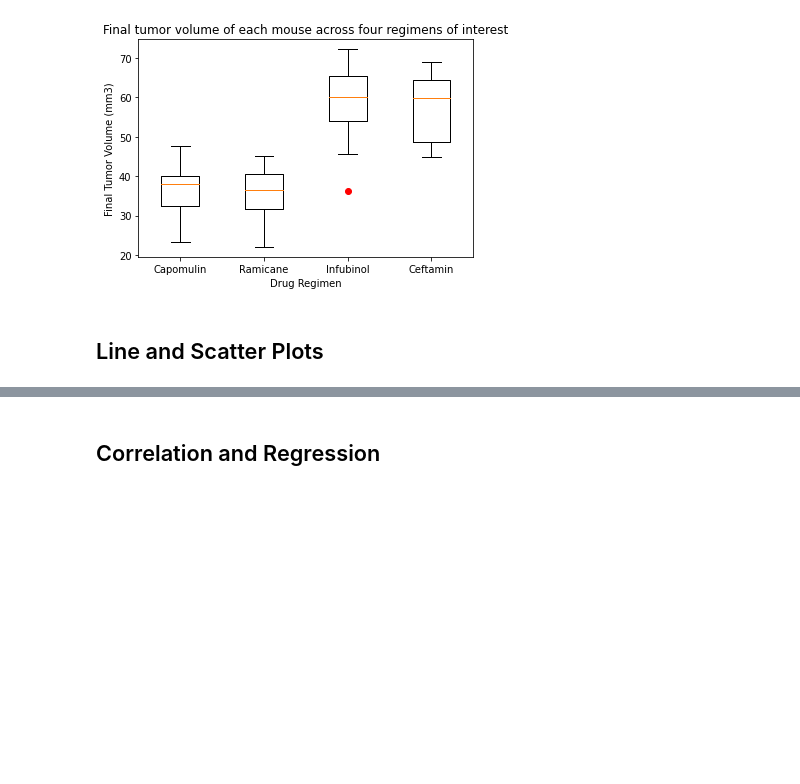
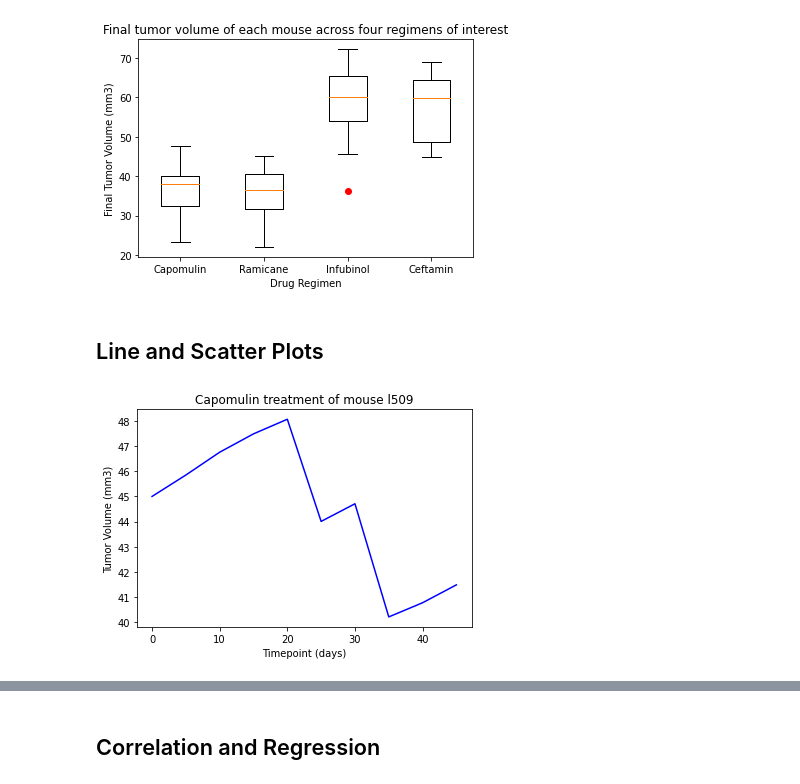
Before and after one commit to Daltonjfield/Matplotlib_homework, a Jupyter notebook: Pymaceuticals/pymaceuticals_starter.ipynb, the cells around one changed output, grey strips where cells are left out. Drawn from its saved outputs; the diff is of its cells as text; code cells hidden in the pictures; blank space fills up the shorter version.

```diff
--- a/Pymaceuticals/pymaceuticals_starter.ipynb
+++ b/Pymaceuticals/pymaceuticals_starter.ipynb
@@ -229,11 +229,14 @@ plt.show()
 ## Line and Scatter Plots
 # %%
 # Generate a line plot of tumor volume vs. time point for a mouse treated with Capomulin
-capumolin_df = clean_data_df.loc[clean_data_df['Drug Regimen']=='Campulin']
+capomulin_df = clean_data_df.loc[clean_data_df['Drug Regimen']== 'Capomulin']
 
-camp_mouse = clean_data_df.loc[clean_data_df['Mouse ID']== '1509']
+camp_mouse = clean_data_df.loc[clean_data_df['Mouse ID']== 'l509']
 
-plt.title("Campomulin treatment of mouse 1509")
+plt.title("Capomulin treatment of mouse l509")
 plt.xlabel("Timepoint (days)")
 plt.ylabel("Tumor Volume (mm3)")
-plt.plot(camp_mouse['Timepoint'], camp_mouse['Tumor Volume (mm3)'], )
+plt.plot(camp_mouse['Timepoint'], camp_mouse['Tumor Volume (mm3)'], color='b', label = 'none')
+plt.show()
+# %% [output]
+[figure, added]
```
Also changed, not shown: parts of 2 cells of this notebook.
